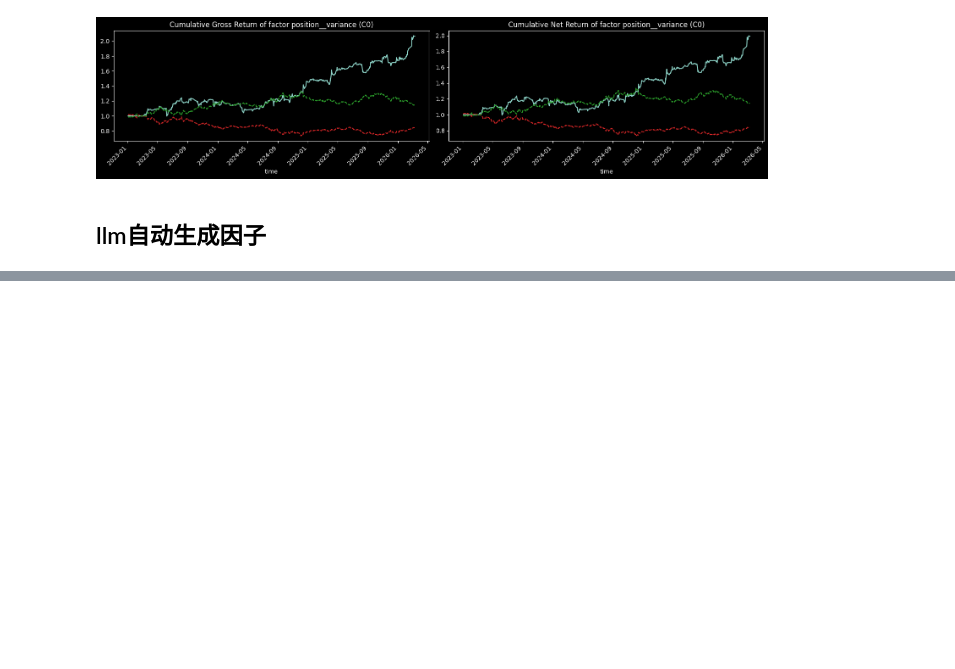
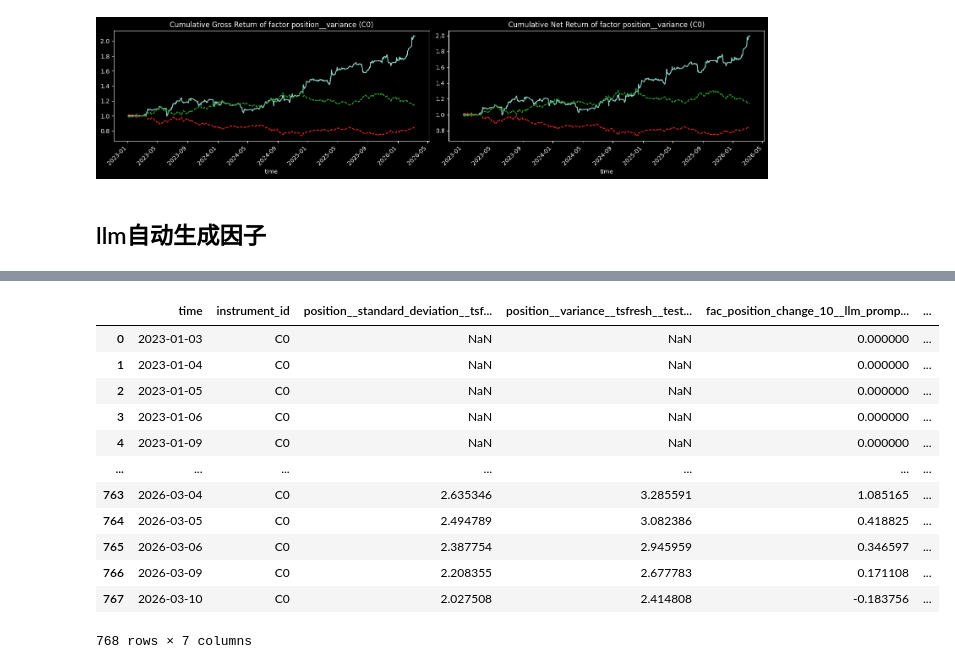
Before and after one commit to leoweng111/lionet, a Jupyter notebook: notebook/test_20260315.ipynb, the cells around one changed output, grey strips where cells are left out. Drawn from its saved outputs; the diff is of its cells as text; code cells hidden in the pictures; blank space fills up the shorter version.

```diff
--- a/notebook/test_20260315.ipynb
+++ b/notebook/test_20260315.ipynb
@@ -324,0 +355,16 @@ result['bt'].plot_nav(fc_name = result['selected_fc_name_list'],
+# %%
+ff.raw_fc_value
+# %% [output]
+|  | time | instrument_id | position__standard_deviation__tsf... | position__variance__tsfresh__test... | fac_position_change_10__llm_promp... | ... |
+| 0 | 2023-01-03 | C0 | NaN | NaN | 0.000000 | ... |
+| 1 | 2023-01-04 | C0 | NaN | NaN | 0.000000 | ... |
+| 2 | 2023-01-05 | C0 | NaN | NaN | 0.000000 | ... |
+| 3 | 2023-01-06 | C0 | NaN | NaN | 0.000000 | ... |
+| 4 | 2023-01-09 | C0 | NaN | NaN | 0.000000 | ... |
+| ... | ... | ... | ... | ... | ... | ... |
+| 763 | 2026-03-04 | C0 | 2.635346 | 3.285591 | 1.085165 | ... |
+| 764 | 2026-03-05 | C0 | 2.494789 | 3.082386 | 0.418825 | ... |
+| 765 | 2026-03-06 | C0 | 2.387754 | 2.945959 | 0.346597 | ... |
+| 766 | 2026-03-09 | C0 | 2.208355 | 2.677783 | 0.171108 | ... |
+| 767 | 2026-03-10 | C0 | 2.027508 | 2.414808 | -0.183756 | ... |
+768 rows × 7 columns
```
Also changed, not shown: parts of 15 cells of this notebook, 2 other files.
